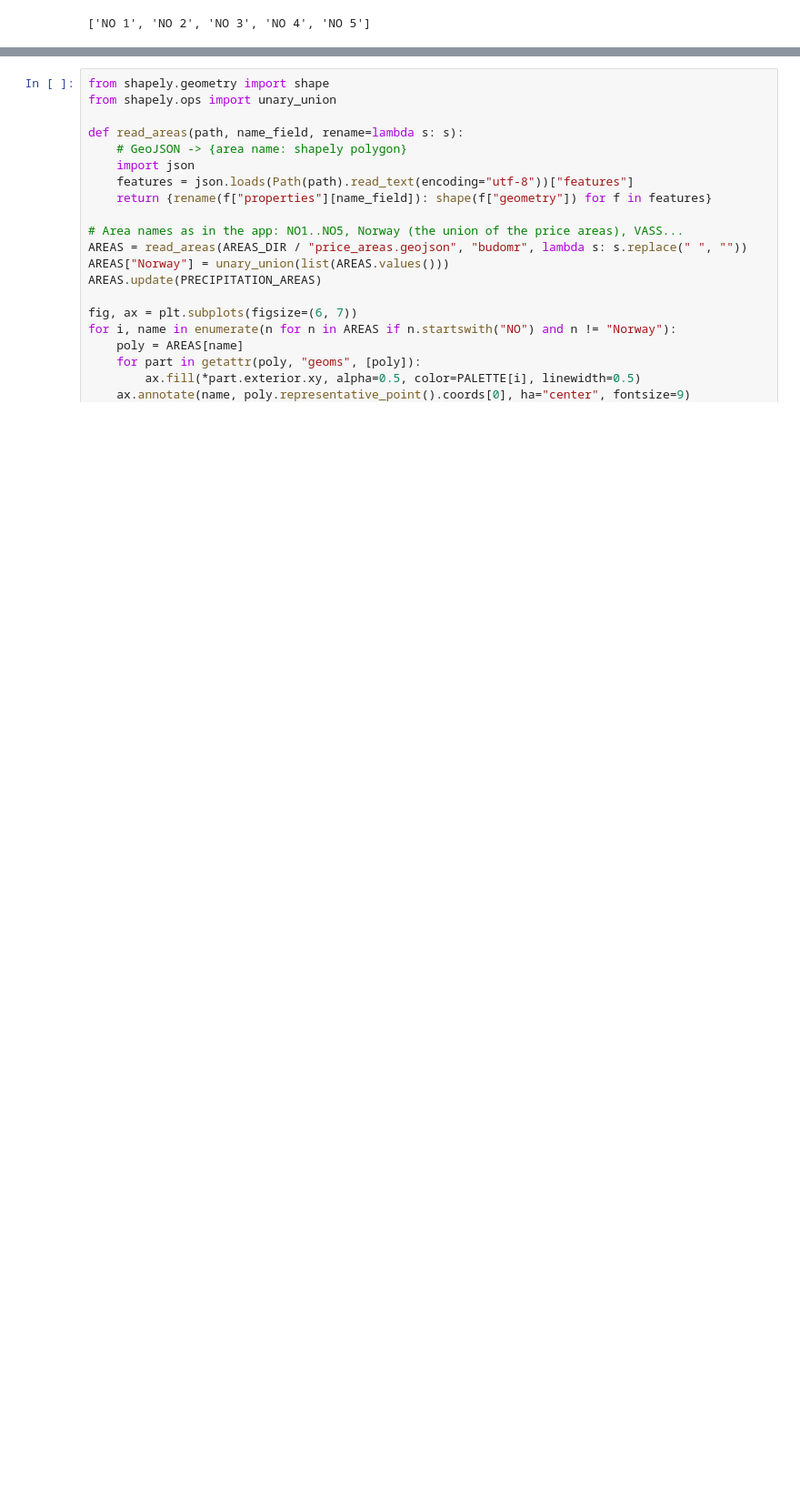
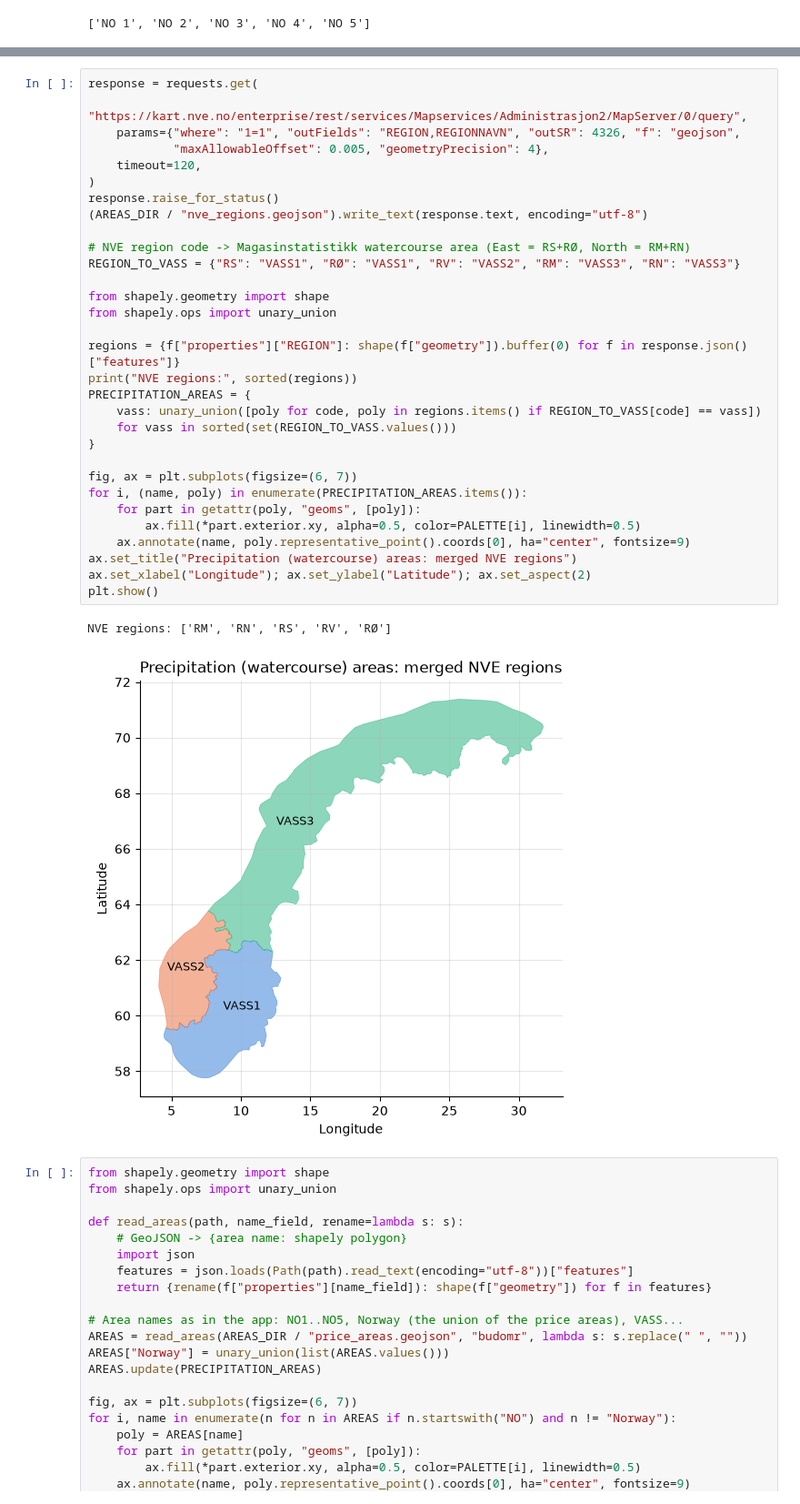
Before and after one commit to iftikharamiri/ind320, a Jupyter notebook: notebooks/project_work_part3.ipynb, the cells around one changed output, grey strips where cells are left out. Shown at 91% size. Cells and saved outputs as stored; diff of their text form; blank space fills up the shorter version.

Commit message:
Part 3: precipitation areas (NVE regions RS+RØ, RV, RM+RN), observations, AI usage, log; update Home, About, README

```diff
--- a/notebooks/project_work_part3.ipynb
+++ b/notebooks/project_work_part3.ipynb
@@ -99,3 +111,37 @@ PRECIPITATION_AREAS = {}   # TODO: precipitation areas
+# %%
+response = requests.get(
+    "https://kart.nve.no/enterprise/rest/services/Mapservices/Administrasjon2/MapServer/0/query",
+    params={"where": "1=1", "outFields": "REGION,REGIONNAVN", "outSR": 4326, "f": "geojson",
+            "maxAllowableOffset": 0.005, "geometryPrecision": 4},
+    timeout=120,
+)
+response.raise_for_status()
+(AREAS_DIR / "nve_regions.geojson").write_text(response.text, encoding="utf-8")
+
+# NVE region code -> Magasinstatistikk watercourse area (East = RS+RØ, North = RM+RN)
+REGION_TO_VASS = {"RS": "VASS1", "RØ": "VASS1", "RV": "VASS2", "RM": "VASS3", "RN": "VASS3"}
+
+from shapely.geometry import shape
+from shapely.ops import unary_union
+
+regions = {f["properties"]["REGION"]: shape(f["geometry"]).buffer(0) for f in response.json()["features"]}
+print("NVE regions:", sorted(regions))
+PRECIPITATION_AREAS = {
+    vass: unary_union([poly for code, poly in regions.items() if REGION_TO_VASS[code] == vass])
+    for vass in sorted(set(REGION_TO_VASS.values()))
+}
+
+fig, ax = plt.subplots(figsize=(6, 7))
+for i, (name, poly) in enumerate(PRECIPITATION_AREAS.items()):
+    for part in getattr(poly, "geoms", [poly]):
+        ax.fill(*part.exterior.xy, alpha=0.5, color=PALETTE[i], linewidth=0.5)
+    ax.annotate(name, poly.representative_point().coords[0], ha="center", fontsize=9)
+ax.set_title("Precipitation (watercourse) areas: merged NVE regions")
+ax.set_xlabel("Longitude"); ax.set_ylabel("Latitude"); ax.set_aspect(2)
+plt.show()
+# %% [output]
+NVE regions: ['RM', 'RN', 'RS', 'RV', 'RØ']
+[figure, added]
 # %%
 from shapely.geometry import shape
 from shapely.ops import unary_union
```
Also changed, not shown: parts of 18 cells of this notebook, 5 other files.
